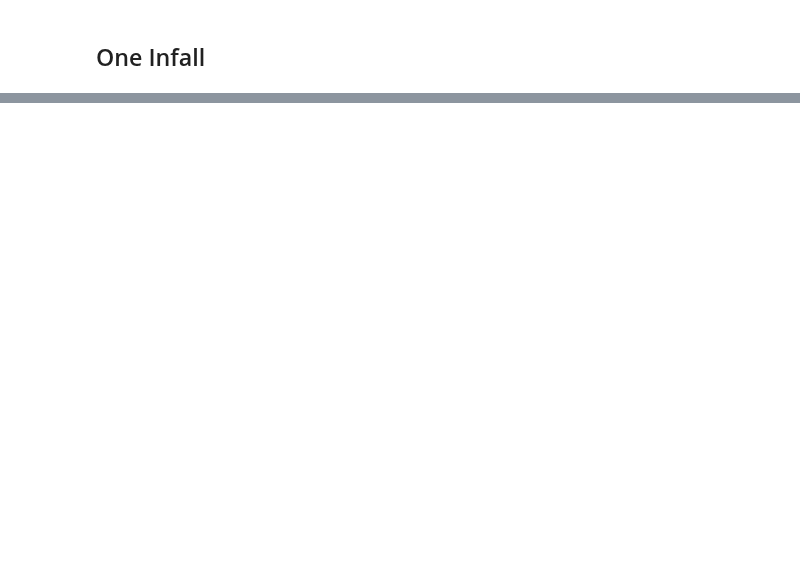
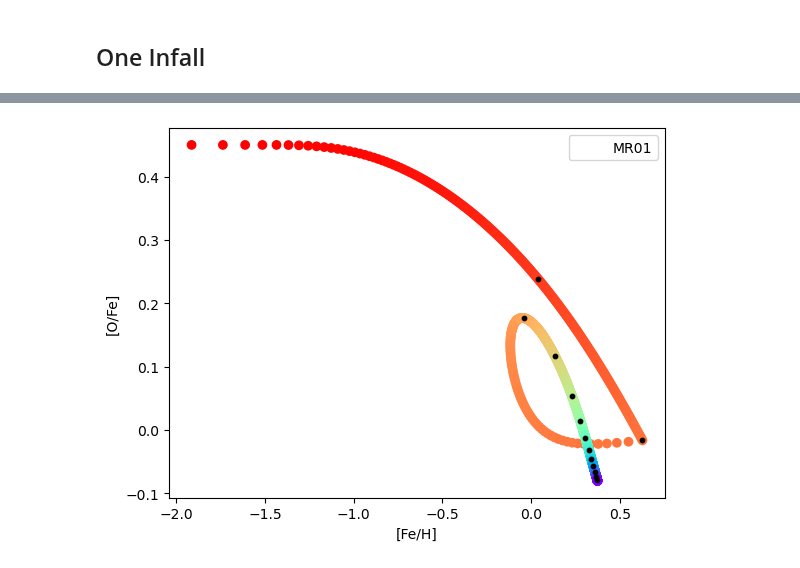
Before and after one commit to lodubay/galactic-dtd, a Jupyter notebook: notebooks/Palicio2023.ipynb, the cells around one changed output, grey strips where cells are left out. Drawn from its saved outputs; the diff is of its cells as text; code cells hidden in the pictures; blank space fills up the shorter version.

Commit message:
twoinfall development

```diff
--- a/notebooks/Palicio2023.ipynb
+++ b/notebooks/Palicio2023.ipynb
@@ -104,0 +165,32 @@ params = dict(
+# %%
+params = dict(
+    elements=('fe', 'o'),
+    mode='ifr',
+    dt=dt,
+    eta=0.8,
+    Mg0=0,
+    recycling=0.4,
+    tau_star=0.75,
+    enhancement=1,
+    Zin=0,
+)
+
+dtd = MR01
+output_name = str(onezone_dir / 'twoinfall' / 'model1')
+sz = vice.singlezone(name=output_name,
+                     func=ifr1,
+                     RIa=dtd['RIa'],
+                     delay=dtd['delay'],
+                     **params)
+sz.run(simtime, overwrite=True)
+hist = vice.history(output_name)
+
+fig, ax = plt.subplots()
+ax.scatter(hist['[fe/h]'], hist['[o/fe]'], label=dtd['name'], c=hist['lookback'], cmap='rainbow')
+ax.scatter(hist['[fe/h]'][::100], hist['[o/fe]'][::100], c='k', s=10)
+ax.set_xlabel('[Fe/H]')
+ax.set_ylabel('[O/Fe]')
+ax.legend()
+plt.show()
+# %% [output]
+[figure, added]
```
Also changed, not shown: parts of 20 cells of this notebook, 1 other file.
